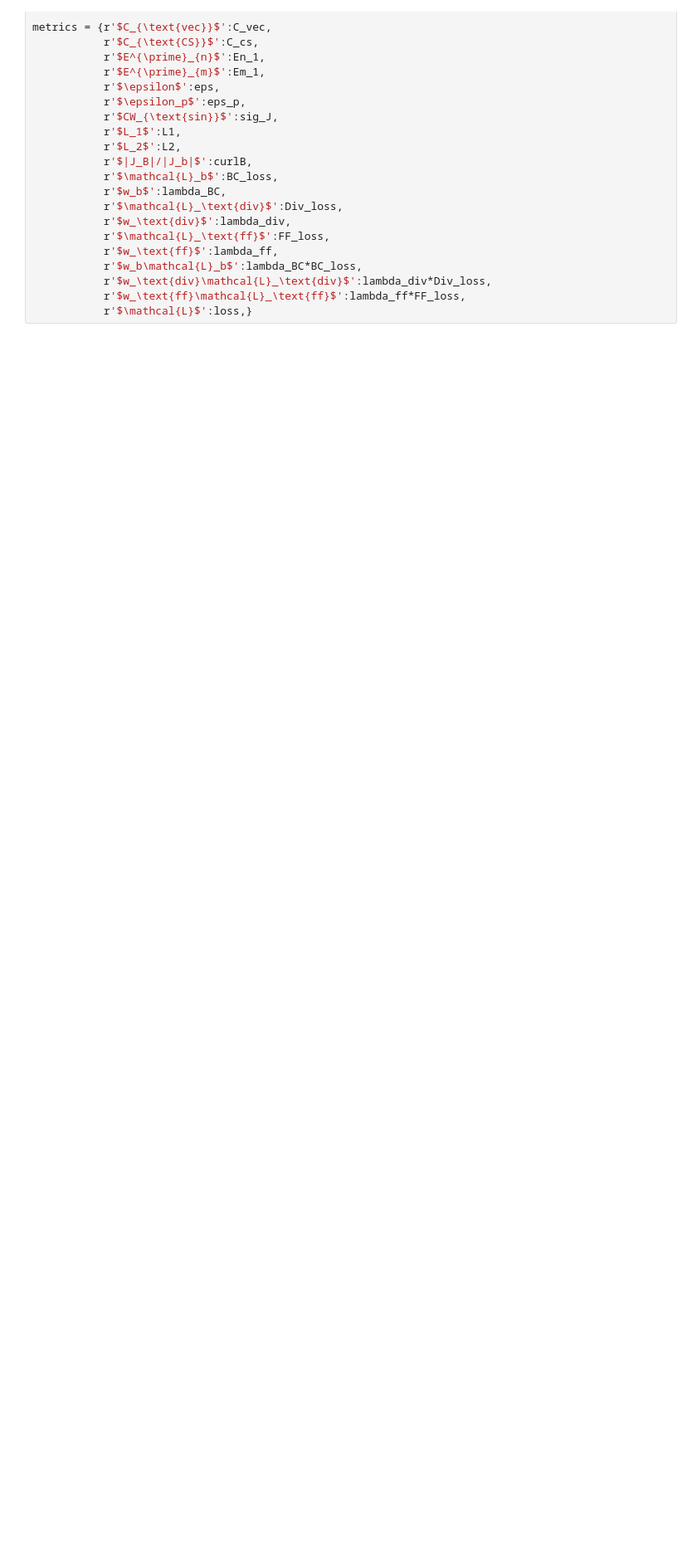
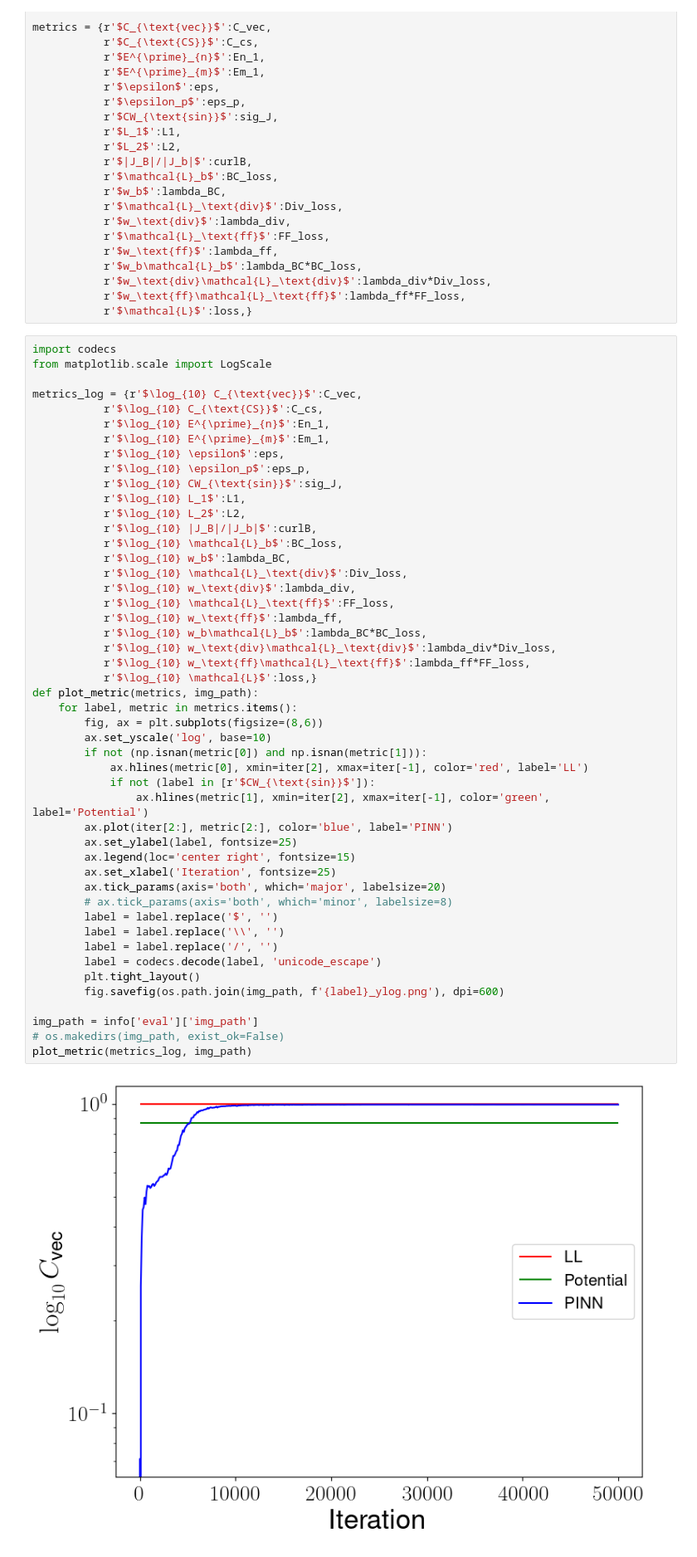
Before and after one commit to mgjeon/2023_PINN-study, a Jupyter notebook: 03_eval.ipynb, the cells around one changed output. Shown at 83% size. Drawn from its saved outputs; the diff is of its cells as text; blank space fills up the shorter version.

```diff
--- a/03_eval.ipynb
+++ b/03_eval.ipynb
@@ -63,3 +63,53 @@ metrics = {r'$C_{\text{vec}}$':C_vec,
            r'$w_\text{div}\mathcal{L}_\text{div}$':lambda_div*Div_loss,
            r'$w_\text{ff}\mathcal{L}_\text{ff}$':lambda_ff*FF_loss,
            r'$\mathcal{L}$':loss,}
+# %%
+import codecs
+from matplotlib.scale import LogScale
+
+metrics_log = {r'$\log_{10} C_{\text{vec}}$':C_vec,
+           r'$\log_{10} C_{\text{CS}}$':C_cs,
+           r'$\log_{10} E^{\prime}_{n}$':En_1,
+           r'$\log_{10} E^{\prime}_{m}$':Em_1,
+           r'$\log_{10} \epsilon$':eps,
+           r'$\log_{10} \epsilon_p$':eps_p,
+           r'$\log_{10} CW_{\text{sin}}$':sig_J,
+           r'$\log_{10} L_1$':L1,
+           r'$\log_{10} L_2$':L2,
+           r'$\log_{10} |J_B|/|J_b|$':curlB,
+           r'$\log_{10} \mathcal{L}_b$':BC_loss,
+           r'$\log_{10} w_b$':lambda_BC,
+           r'$\log_{10} \mathcal{L}_\text{div}$':Div_loss,
+           r'$\log_{10} w_\text{div}$':lambda_div,
+           r'$\log_{10} \mathcal{L}_\text{ff}$':FF_loss,
+           r'$\log_{10} w_\text{ff}$':lambda_ff,
+           r'$\log_{10} w_b\mathcal{L}_b$':lambda_BC*BC_loss,
+           r'$\log_{10} w_\text{div}\mathcal{L}_\text{div}$':lambda_div*Div_loss,
+           r'$\log_{10} w_\text{ff}\mathcal{L}_\text{ff}$':lambda_ff*FF_loss,
+           r'$\log_{10} \mathcal{L}$':loss,}
+def plot_metric(metrics, img_path):
+    for label, metric in metrics.items():
+        fig, ax = plt.subplots(figsize=(8,6))
+        ax.set_yscale('log', base=10)
+        if not (np.isnan(metric[0]) and np.isnan(metric[1])):
+            ax.hlines(metric[0], xmin=iter[2], xmax=iter[-1], color='red', label='LL')
+            if not (label in [r'$CW_{\text{sin}}$']):
+                ax.hlines(metric[1], xmin=iter[2], xmax=iter[-1], color='green', label='Potential')
+        ax.plot(iter[2:], metric[2:], color='blue', label='PINN')
+        ax.set_ylabel(label, fontsize=25)
+        ax.legend(loc='center right', fontsize=15)
+        ax.set_xlabel('Iteration', fontsize=25)
+        ax.tick_params(axis='both', which='major', labelsize=20)
+        # ax.tick_params(axis='both', which='minor', labelsize=8)
+        label = label.replace('$', '')
+        label = label.replace('\\', '')
+        label = label.replace('/', '')
+        label = codecs.decode(label, 'unicode_escape')
+        plt.tight_layout()
+        fig.savefig(os.path.join(img_path, f'{label}_ylog.png'), dpi=600)
+
+img_path = info['eval']['img_path']
+# os.makedirs(img_path, exist_ok=False)
+plot_metric(metrics_log, img_path)
+# %% [output]
+[figure, added]
```
Also changed, not shown: parts of 3 cells of this notebook, 4 other files.
